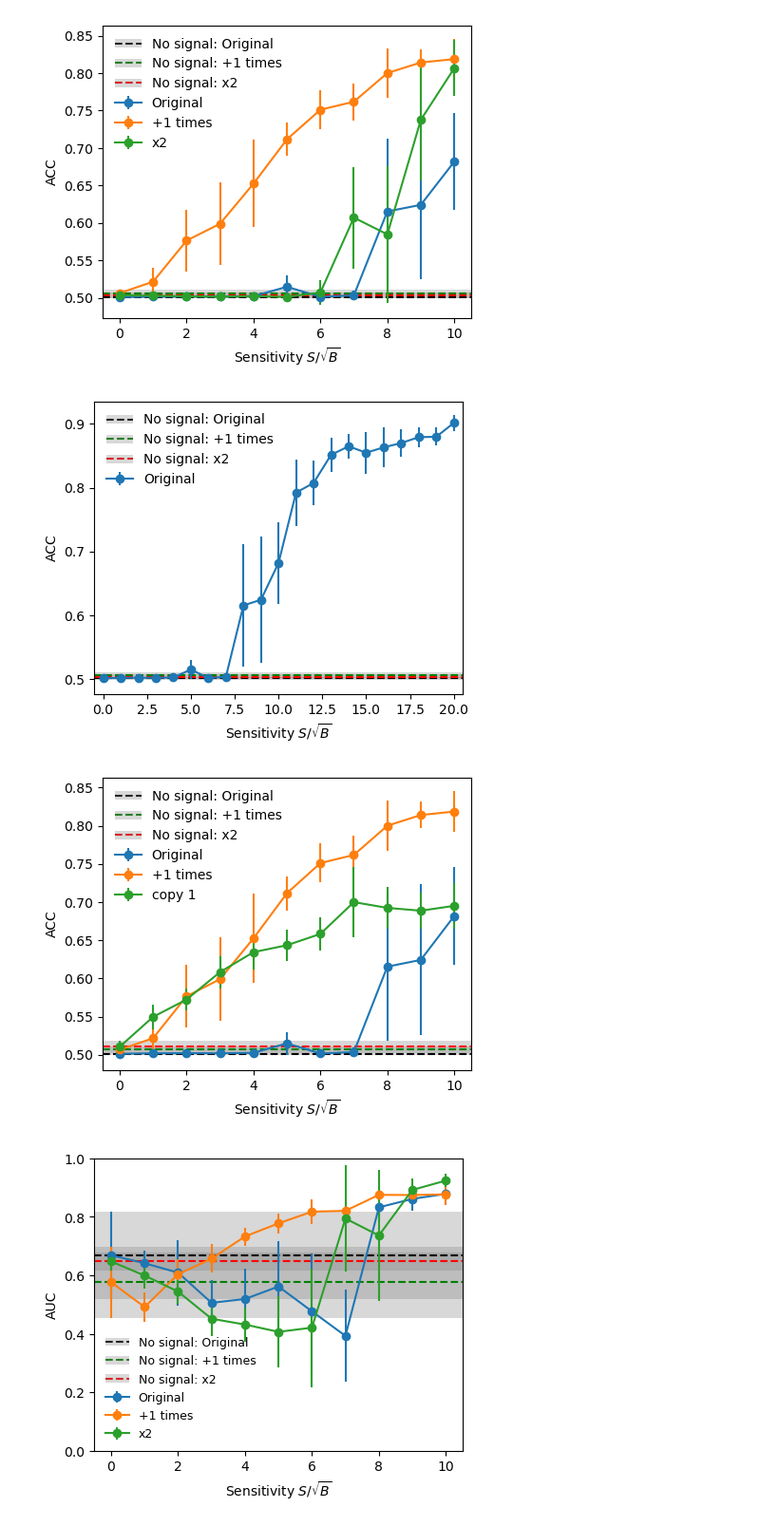
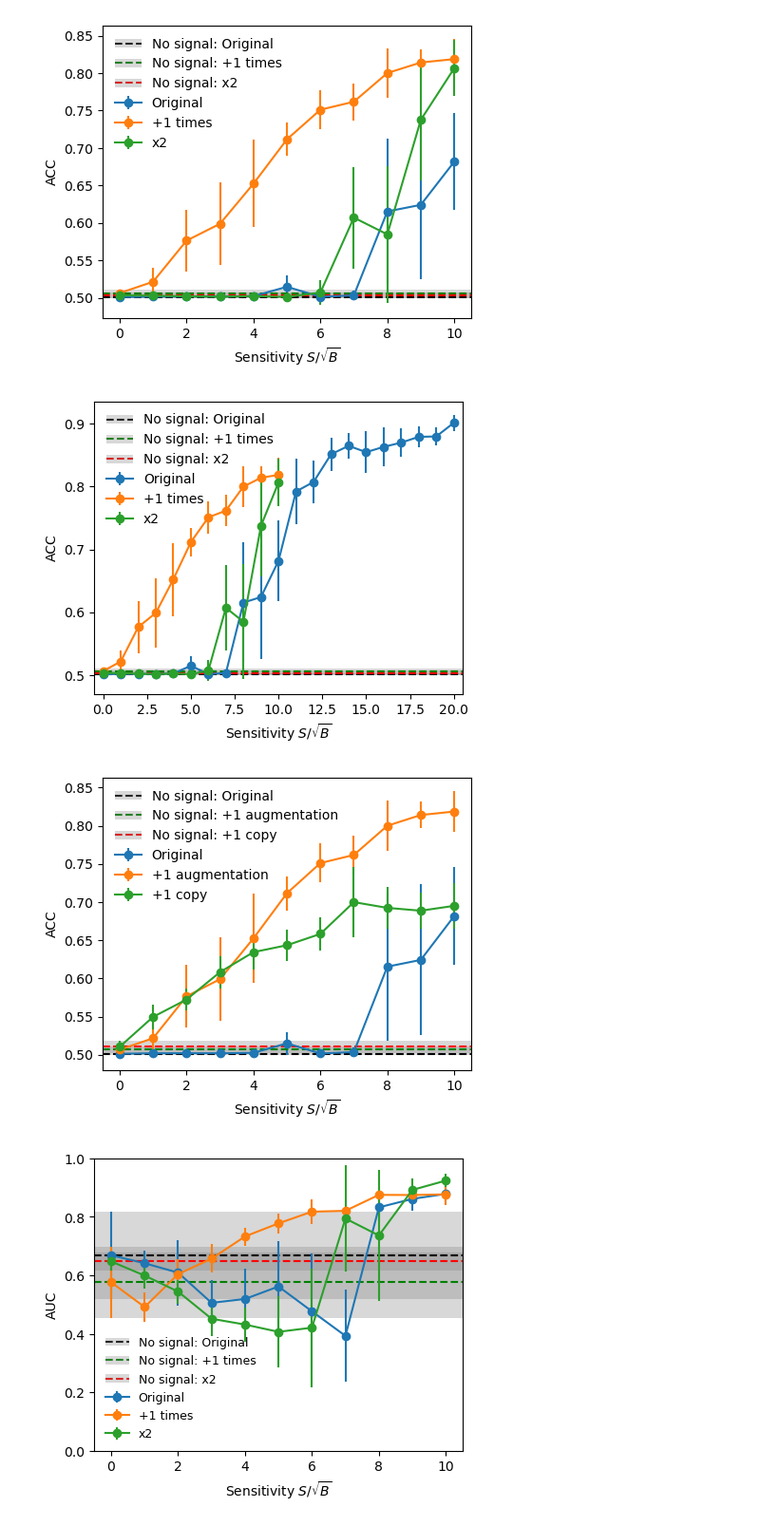
Before and after one commit to r10222035/data_augmentation, a Jupyter notebook: CNN/read_CNN_results.ipynb, the cells around one changed output. Shown at 95% size. Cells and saved outputs as stored; diff of their text form; code cells hidden in the pictures.

```diff
--- a/CNN/read_CNN_results.ipynb
+++ b/CNN/read_CNN_results.ipynb
@@ -252,2 +223,19 @@ for sensitivity in sensitivities:
+# %%
+def plot_acc_curve(sample_type_format, madol_name_format, sensitivity_range, color, **kwargs):
+    ACC, std = [], []
+    for sensitivity in sensitivity_range:
+
+        sample_type = sample_type_format.format(sensitivity)
+        model_name = madol_name_format.format(sensitivity)
+        row = (df['Sample Type'] == sample_type) & (df['Model Name'] == model_name)
+
+        ACC.append(df[row]['ACC-true'].mean())
+        std.append(df[row]['ACC-true'].std())
+
+    # plot no signal sample ACC with error bar
+    ax.axhline(y=ACC[0], color=color, linestyle='--', label='No signal sample')
+    ax.axhspan(ACC[0] - std[0], ACC[0] + std[0], facecolor='gray', alpha=0.3, label='Shaded Band')
+
+    ax.errorbar(sensitivity_range, ACC, yerr=std, marker='o', label='ACC')
 # %%
 fig, ax = plt.subplots(1,1, figsize=(5,4))
@@ -295,30 +262,21 @@ for sensitivity in sensitivities:
 # %%
 fig, ax = plt.subplots(1,1, figsize=(5,4))
-# plot no signal sample ACC with error bar
-ax.axhline(y=ACC[0], color='k', linestyle='--', label='No signal sample')
-ax.axhspan(ACC[0] - std[0], ACC[0] + std[0], facecolor='gray', alpha=0.3, label='Shaded Band')
 
-ax.axhline(y=ACC_aug_1[0], color='g', linestyle='--', label='No signal: +1 times')
-ax.axhspan(ACC_aug_1[0] - std_aug_1[0], ACC_aug_1[0] + std_aug_1[0], facecolor='gray', alpha=0.3, label='Shaded Band')
-
-ax.axhline(y=ACC_x2[0], color='r', linestyle='--', label='No signal: x2')
-ax.axhspan(ACC_x2[0] - std_x2[0], ACC_x2[0] + std_x2[0], facecolor='gray', alpha=0.3, label='Shaded Band')
-
-ax.errorbar(sensitivities, ACC, yerr=std, marker='o', label='Original')
-# ax.errorbar(sensitivities, ACC_aug_1, yerr=std_aug_1, marker='o', label='+1 times')
-# ax.errorbar(sensitivities, ACC_x2, yerr=std_x2, marker='o', label='x2')
+plot_acc_curve('Sensitivity: {:.1f}', 'SB_{:.1f}_new', range(21), 'k')
+plot_acc_curve('Sensitivity: {:.1f}, Augmentation: 1', 'SB_{:.1f}_aug_1_new', range(11), 'g')
+plot_acc_curve('Sensitivity: {:.1f}, Luminosity: x2', 'SB_{:.1f}_x2_new', range(11), 'r')
 
 ax.set_xlabel('Sensitivity $S / \sqrt{B}$')
 ax.set_ylabel('ACC')
 
 ax.set_xlim(-.5, 20.5)
 
 handles, labels = ax.get_legend_handles_labels()
 handles = [(handles[0],handles[1]), (handles[2],handles[3]), (handles[4],handles[5]), *handles[6:],]
-labels = ['No signal: Original', 'No signal: +1 times', 'No signal: x2', *labels[6:]]
+labels = ['No signal: Original', 'No signal: +1 times', 'No signal: x2', 'Original', '+1 times', 'x2']
 ax.legend(handles, labels, frameon=False, loc='upper left')
 
-# plt.savefig('../figures/HVmodel_CWoLa_CNN_aug_1_x2.pdf', dpi=300, facecolor='White', bbox_inches='tight')
+plt.savefig('../figures/HVmodel_CWoLa_CNN_sensitivity_11_20.pdf', dpi=300, facecolor='White', bbox_inches='tight')
 plt.show()
 # %% [output]
-[figure, old version]
+[figure, new version]
@@ -354,18 +283,9 @@ for sensitivity in sensitivities:
 # %%
 fig, ax = plt.subplots(1,1, figsize=(5,4))
-# plot no signal sample ACC with error bar
-ax.axhline(y=ACC[0], color='k', linestyle='--', label='No signal sample')
-ax.axhspan(ACC[0] - std[0], ACC[0] + std[0], facecolor='gray', alpha=0.3, label='Shaded Band')
 
-ax.axhline(y=ACC_aug_1[0], color='g', linestyle='--', label='No signal: +1 times')
-ax.axhspan(ACC_aug_1[0] - std_aug_1[0], ACC_aug_1[0] + std_aug_1[0], facecolor='gray', alpha=0.3, label='Shaded Band')
-
-ax.axhline(y=ACC_copy_1[0], color='r', linestyle='--', label='No signal: copy 1')
-ax.axhspan(ACC_copy_1[0] - std_copy_1[0], ACC_copy_1[0] + std_copy_1[0], facecolor='gray', alpha=0.3, label='Shaded Band')
-
-ax.errorbar(sensitivities, ACC, yerr=std, marker='o', label='Original')
-ax.errorbar(sensitivities, ACC_aug_1, yerr=std_aug_1, marker='o', label='+1 times')
-ax.errorbar(sensitivities, ACC_copy_1, yerr=std_copy_1, marker='o', label='copy 1')
+plot_acc_curve('Sensitivity: {:.1f}', 'SB_{:.1f}_new', range(11), 'k')
+plot_acc_curve('Sensitivity: {:.1f}, Augmentation: 1', 'SB_{:.1f}_aug_1_new', range(11), 'g')
+plot_acc_curve('Sensitivity: {:.1f}', 'SB_{:.1f}_copy_1_new', range(11), 'r')
 
 ax.set_xlabel('Sensitivity $S / \sqrt{B}$')
 ax.set_ylabel('ACC')
@@ -374,13 +294,13 @@ ax.set_xlim(-.5, 10.5)
 
 handles, labels = ax.get_legend_handles_labels()
 handles = [(handles[0],handles[1]), (handles[2],handles[3]), (handles[4],handles[5]), *handles[6:],]
-labels = ['No signal: Original', 'No signal: +1 times', 'No signal: x2', *labels[6:]]
+labels = ['No signal: Original', 'No signal: +1 augmentation', 'No signal: +1 copy', 'Original', '+1 augmentation', '+1 copy']
 ax.legend(handles, labels, frameon=False, loc='upper left')
 
-# plt.savefig('../figures/HVmodel_CWoLa_CNN_aug_1_x2.pdf', dpi=300, facecolor='White', bbox_inches='tight')
+plt.savefig('../figures/HVmodel_CWoLa_CNN_aug_1_copy_1.pdf', dpi=300, facecolor='White', bbox_inches='tight')
 plt.show()
 # %% [output]
-[figure, old version]
+[figure, new version]
 # %%
 AUC, std = [], []
 AUC_aug_1, std_aug_1 = [], []
```
Also changed, not shown: parts of 11 cells of this notebook, 20 other files.
